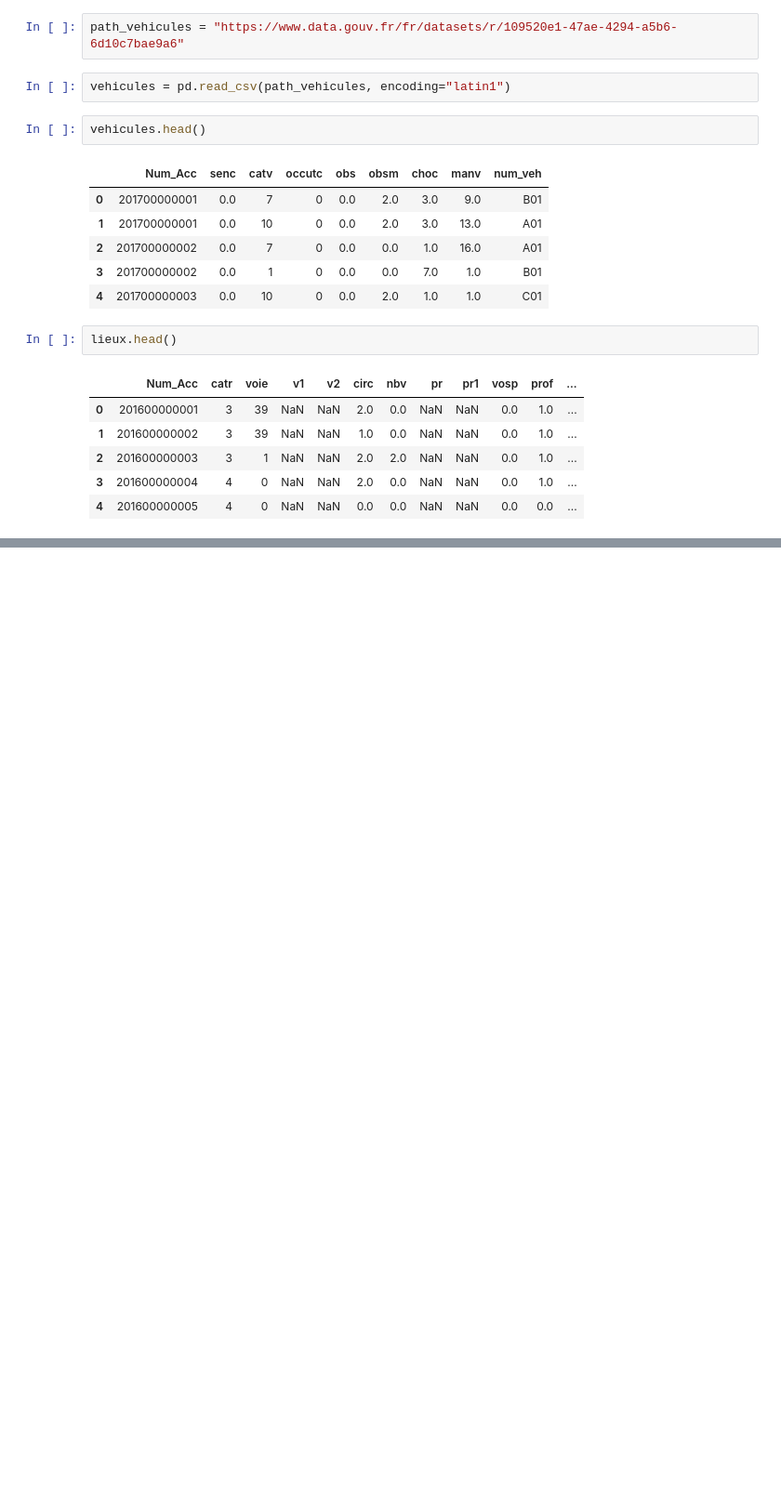
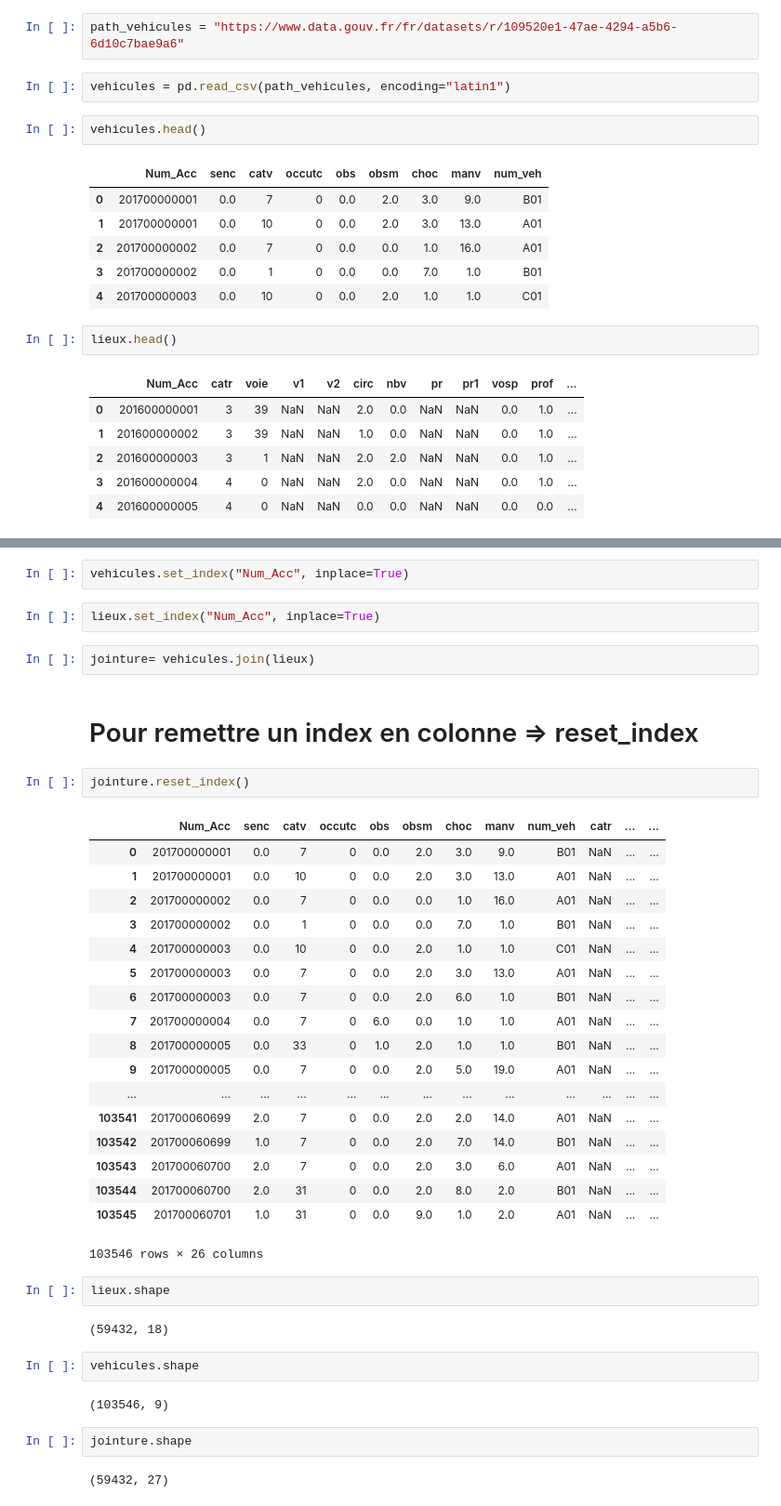
Before and after one commit to romainjouin/formation_python, a Jupyter notebook: ib02_jointure_De_tables.ipynb, the cells around one changed output, grey strips where cells are left out. Shown: that part at 93% size. Drawn from its saved outputs; the diff is of its cells as text; blank space fills up the shorter version.

```diff
--- a/ib02_jointure_De_tables.ipynb
+++ b/ib02_jointure_De_tables.ipynb
@@ -64,0 +92,41 @@ lieux.head()
+# %%
+vehicules.set_index("Num_Acc", inplace=True)
+# %%
+lieux.set_index("Num_Acc", inplace=True)
+# %%
+jointure= vehicules.join(lieux)
+# %% [markdown]
+# Pour remettre un index en colonne => reset_index
+# %%
+jointure.reset_index()
+# %% [output]
+|  | Num_Acc | senc | catv | occutc | obs | obsm | choc | manv | num_veh | catr | ... | ... |
+| 0 | 201700000001 | 0.0 | 7 | 0 | 0.0 | 2.0 | 3.0 | 9.0 | B01 | NaN | ... | ... |
+| 1 | 201700000001 | 0.0 | 10 | 0 | 0.0 | 2.0 | 3.0 | 13.0 | A01 | NaN | ... | ... |
+| 2 | 201700000002 | 0.0 | 7 | 0 | 0.0 | 0.0 | 1.0 | 16.0 | A01 | NaN | ... | ... |
+| 3 | 201700000002 | 0.0 | 1 | 0 | 0.0 | 0.0 | 7.0 | 1.0 | B01 | NaN | ... | ... |
+| 4 | 201700000003 | 0.0 | 10 | 0 | 0.0 | 2.0 | 1.0 | 1.0 | C01 | NaN | ... | ... |
+| 5 | 201700000003 | 0.0 | 7 | 0 | 0.0 | 2.0 | 3.0 | 13.0 | A01 | NaN | ... | ... |
+| 6 | 201700000003 | 0.0 | 7 | 0 | 0.0 | 2.0 | 6.0 | 1.0 | B01 | NaN | ... | ... |
+| 7 | 201700000004 | 0.0 | 7 | 0 | 6.0 | 0.0 | 1.0 | 1.0 | A01 | NaN | ... | ... |
+| 8 | 201700000005 | 0.0 | 33 | 0 | 1.0 | 2.0 | 1.0 | 1.0 | B01 | NaN | ... | ... |
+| 9 | 201700000005 | 0.0 | 7 | 0 | 0.0 | 2.0 | 5.0 | 19.0 | A01 | NaN | ... | ... |
+| ... | ... | ... | ... | ... | ... | ... | ... | ... | ... | ... | ... | ... |
+| 103541 | 201700060699 | 2.0 | 7 | 0 | 0.0 | 2.0 | 2.0 | 14.0 | A01 | NaN | ... | ... |
+| 103542 | 201700060699 | 1.0 | 7 | 0 | 0.0 | 2.0 | 7.0 | 14.0 | B01 | NaN | ... | ... |
+| 103543 | 201700060700 | 2.0 | 7 | 0 | 0.0 | 2.0 | 3.0 | 6.0 | A01 | NaN | ... | ... |
+| 103544 | 201700060700 | 2.0 | 31 | 0 | 0.0 | 2.0 | 8.0 | 2.0 | B01 | NaN | ... | ... |
+| 103545 | 201700060701 | 1.0 | 31 | 0 | 0.0 | 9.0 | 1.0 | 2.0 | A01 | NaN | ... | ... |
+103546 rows × 26 columns
+# %%
+lieux.shape
+# %% [output]
+(59432, 18)
+# %%
+vehicules.shape
+# %% [output]
+(103546, 9)
+# %%
+jointure.shape
+# %% [output]
+(59432, 27)
```
Also changed, not shown: parts of 7 cells of this notebook.
